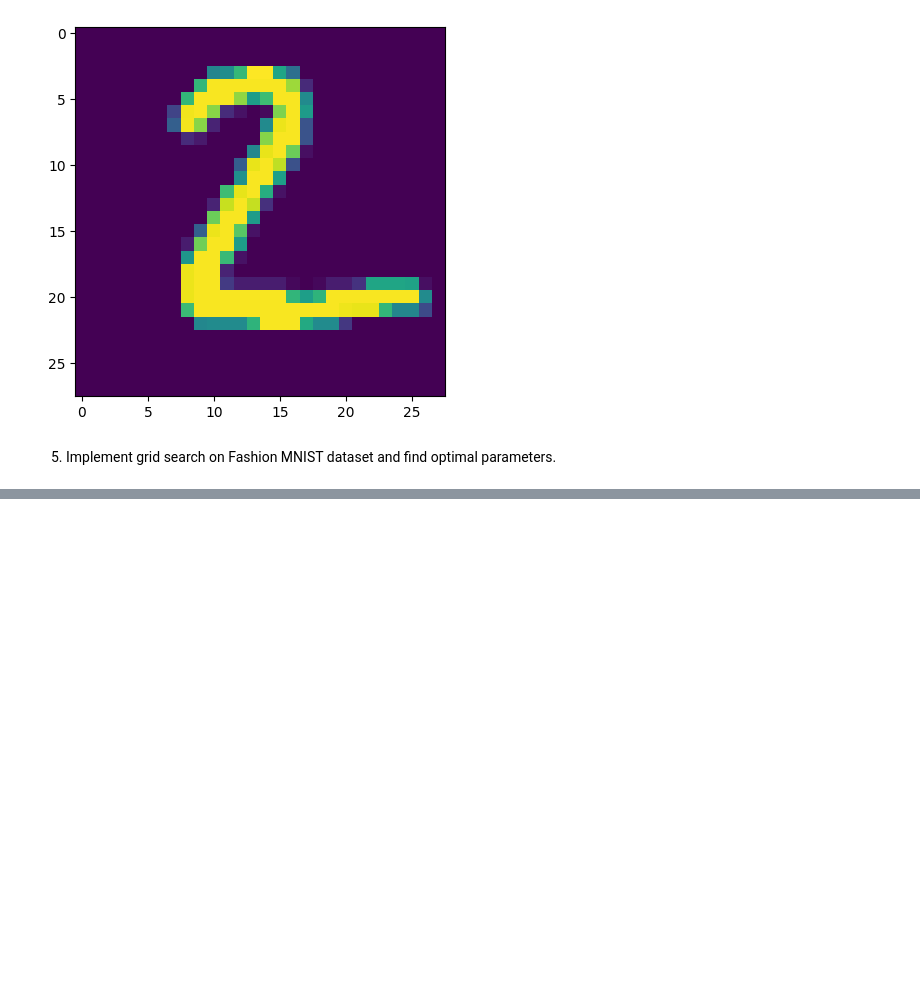
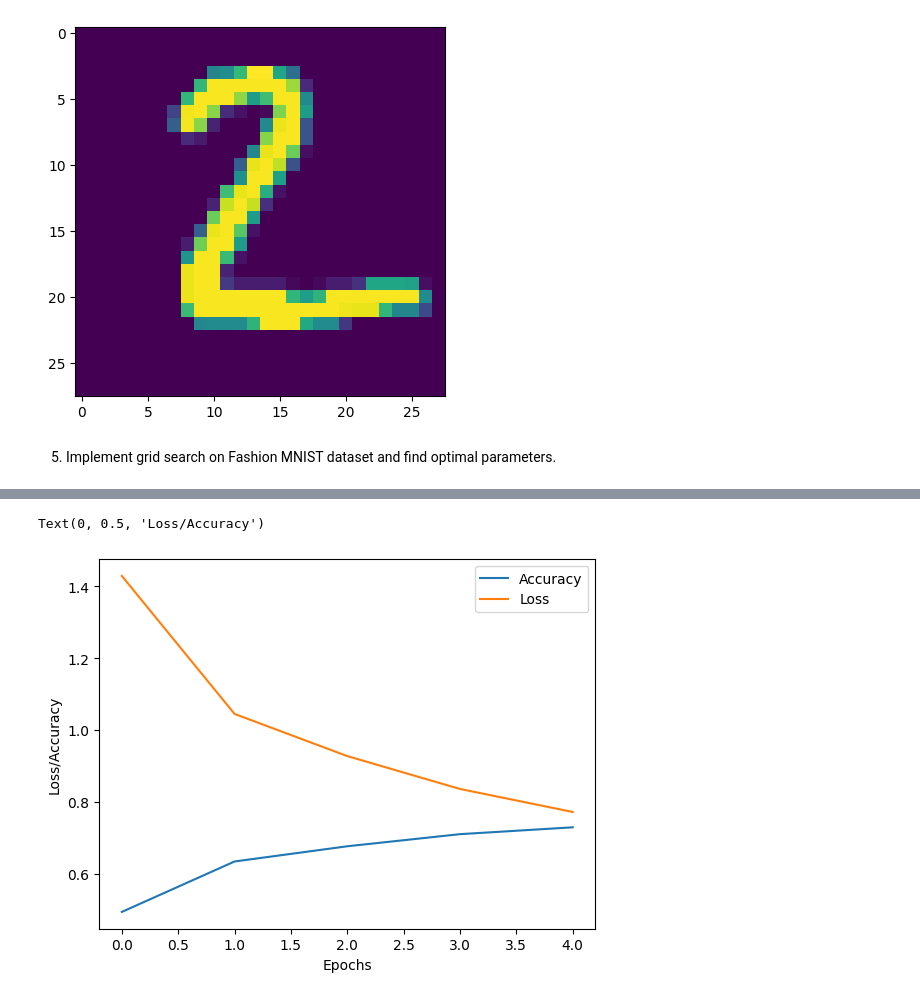
Before and after one commit to yashsalunkhe22/myfirstgit, a Jupyter notebook: chapter_appendix-tools-for-deep-learning/jupyter.ipynb, the cells around one changed output, grey strips where cells are left out. Saved outputs shown, nothing was run; the diff lists cells and outputs as text; code cells hidden in the pictures; blank space fills up the shorter version.

```diff
--- a/chapter_appendix-tools-for-deep-learning/jupyter.ipynb
+++ b/chapter_appendix-tools-for-deep-learning/jupyter.ipynb
@@ -559,0 +698,2 @@ AttributeError: 'super' object has no attribute '__sklearn_tags__'
+# %%
+classifier.add(Dense(10, activation='softmax'))
@@ -559,0 +724,6 @@ AttributeError: 'super' object has no attribute '__sklearn_tags__'
+# %%
+classifier.compile(loss='categorical_crossentropy',optimizer='Adam',metrics=['accuracy'])
+# %%
+checkpoint5 = ModelCheckpoint('cifar10_model1.keras',monitor='accuracy',save_best_only=True,verbose=1)
+# %%
+history5 = classifier.fit( train_dataset,validation_data=test_dataset,epochs=5,verbose=2,callbacks=[checkpoint5])
@@ -559,0 +759,10 @@ AttributeError: 'super' object has no attribute '__sklearn_tags__'
+# %%
+h5=pd.DataFrame(history5.history)
+plt.plot(h5['accuracy'],label='Accuracy')
+plt.plot(h5['loss'],label='Loss')
+plt.legend()
+plt.xlabel('Epochs')
+plt.ylabel('Loss/Accuracy')
+# %% [output]
+Text(0, 0.5, 'Loss/Accuracy')
+[figure, added]
```
Also changed, not shown: parts of 42 cells of this notebook.
